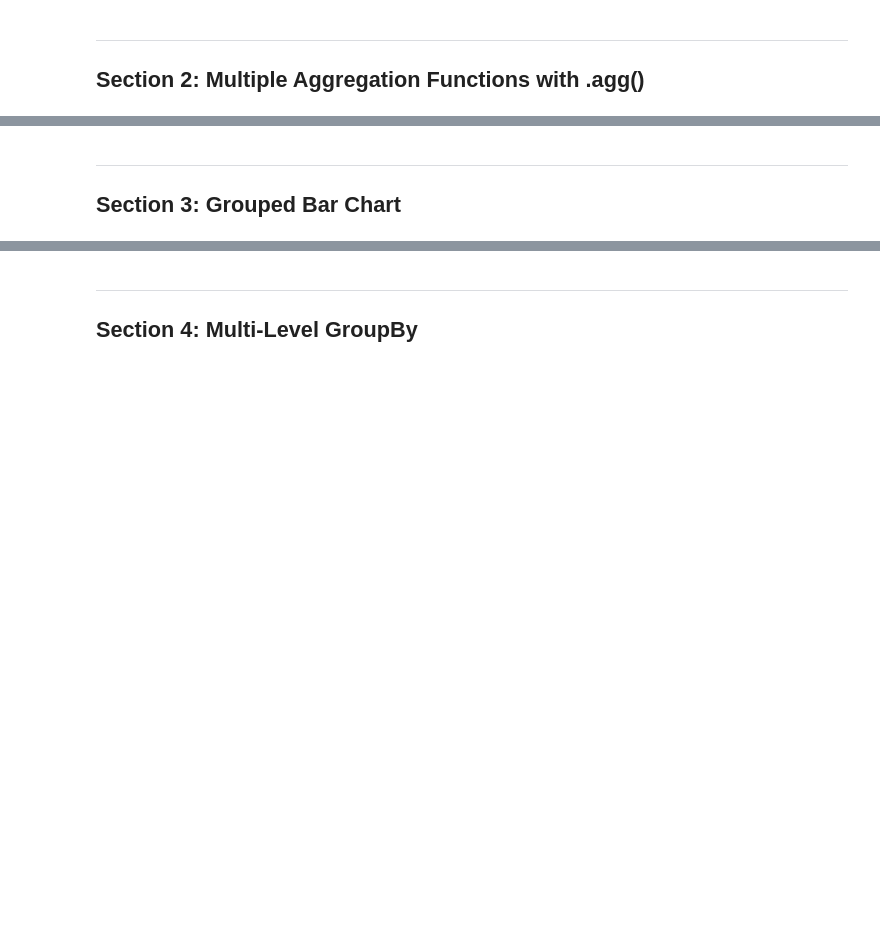
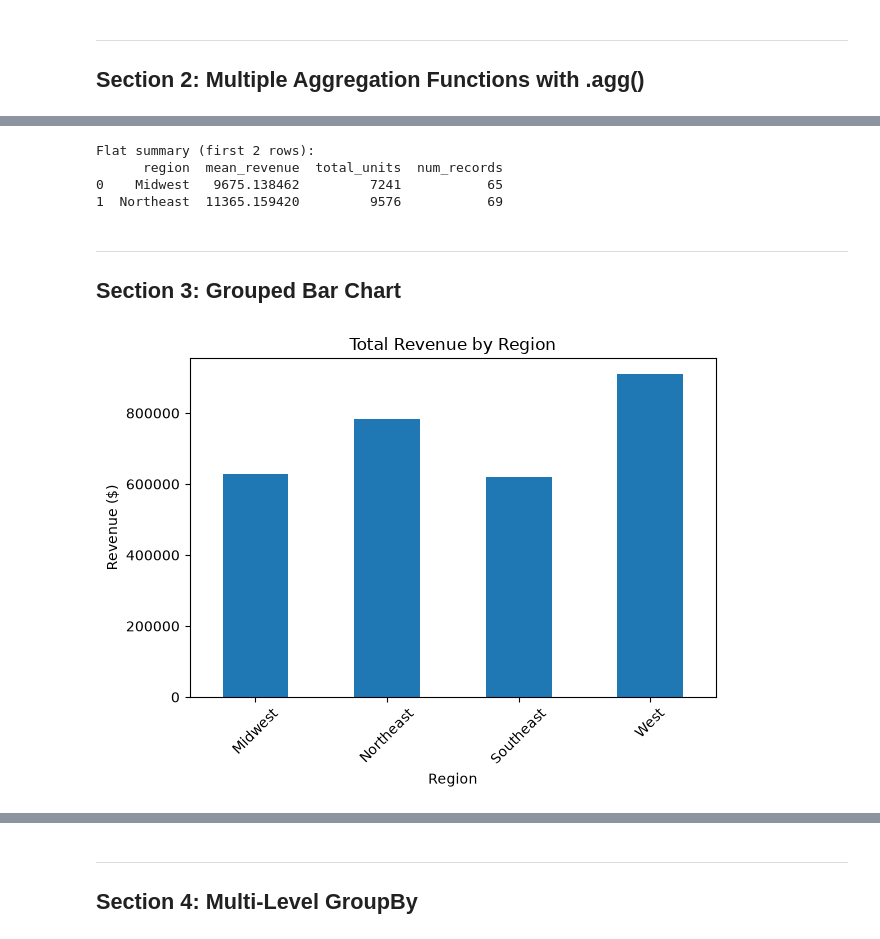
Before and after one commit to aramoudi/cs5045, a Jupyter notebook: M10/hw10.ipynb, the cells around one changed output, grey strips where cells are left out. Cells and saved outputs as stored; diff of their text form; code cells hidden in the pictures; blank space fills up the shorter version.

```diff
--- a/M10/hw10.ipynb
+++ b/M10/hw10.ipynb
@@ -25,7 +33,7 @@ print(df.head())
 #     Fill in the groupby column name and the aggregation function.
 #     Store the result in by_region.
 
-by_region = df.groupby(__________)["revenue"].__________
+by_region = df.groupby("region")["revenue"].sum()
 print("Total revenue by region:")
 print(by_region)
 # Expected (alphabetical order):
@@ -79,35 +107,42 @@ print(region_summary)
 #     a regular column instead of the row index.
 #     Store the result in summary_flat.
 
-summary_flat = region_summary.__________
+summary_flat = region_summary.reset_index()
 print("Flat summary (first 2 rows):")
 print(summary_flat.head(2))
 # Expected: "region" appears as a column, not as the index label
+# %% [output]
+Flat summary (first 2 rows):
+      region  mean_revenue  total_units  num_records
+0    Midwest   9675.138462         7241           65
+1  Northeast  11365.159420         9576           69
 # %% [markdown]
 ---
 ## Section 3: Grouped Bar Chart
 # %%
 # 3a. COMMUNICATE: create a bar chart showing total revenue by region.
 #
 #     Step 1: compute total revenue by region (use by_region from Section 1,
 #             or recompute it here -- either approach is fine).
 #     Step 2: call .plot() on the result.
 #             Fill in: kind=__________, title=__________, ylabel=__________
 #
 #     The chart should have:
 #       - kind: "bar"
 #       - title: "Total Revenue by Region"
 #       - ylabel: "Revenue ($)"
 
 by_region.plot(
-    kind=__________,
-    title=__________,
-    ylabel=__________
+    kind="bar",
+    title="Total Revenue by Region",
+    ylabel="Revenue ($)"
 )
 plt.xlabel("Region")
 plt.xticks(rotation=45)
 plt.tight_layout()
 plt.show()
+# %% [output]
+[figure, added]
 # %%
 # 3b. Grouped bar chart: revenue by region AND product category.
 #
```
Also changed, not shown: parts of 15 cells of this notebook, 2 other files.
